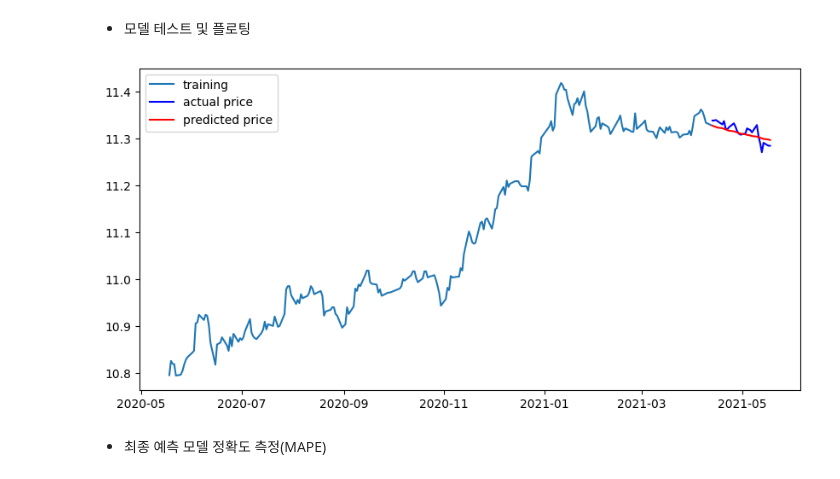
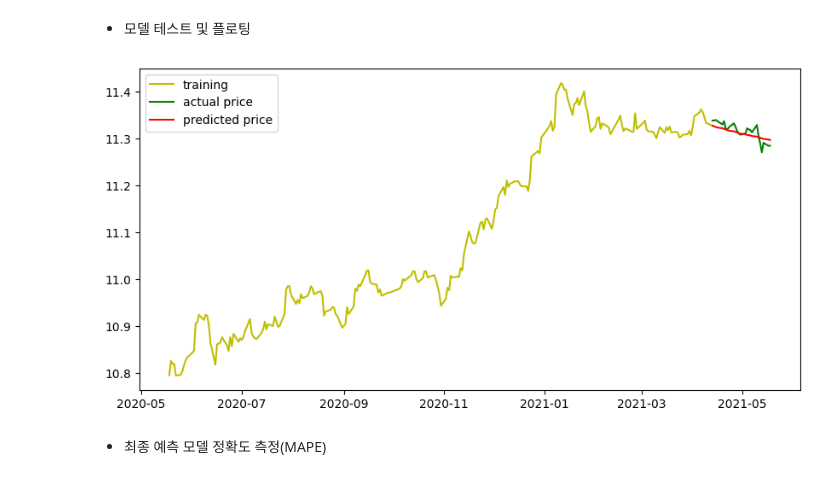
Before and after one commit to nidolight/Aiffel_Exploration, a Jupyter notebook: [E-11]stock-forecast/[E-11]stock-forecast.ipynb, the cells around one changed output. Saved outputs shown, nothing was run; the diff lists cells and outputs as text; code cells hidden in the pictures.

```diff
--- a/[E-11]stock-forecast/[E-11]stock-forecast.ipynb
+++ b/[E-11]stock-forecast/[E-11]stock-forecast.ipynb
@@ -219,20 +214,20 @@ Warnings:
 # %%
 
 # Forecast : 결과가 fc에 담깁니다.
 fc = fitted_m.forecast(len(test_data), alpha=0.05)  # 95% conf
 fc = np.array(fc)
 # Make as pandas series
 fc_series = pd.Series(fc, index=test_data.index)   # 예측결과
 
 # Plot
 plt.figure(figsize=(10,5), dpi=100)
-plt.plot(train_data, label='training')
-plt.plot(test_data, c='b', label='actual price')
+plt.plot(train_data, c='y', label='training')
+plt.plot(test_data, c='g', label='actual price')
 plt.plot(fc_series, c='r',label='predicted price')
 plt.legend()
 plt.show()
 # %% [output]
-[figure, old version]
+[figure, new version]
 # %% [markdown]
 - 최종 예측 모델 정확도 측정(MAPE)
 # %%
```
Also changed, not shown: parts of 2 cells of this notebook, 3 other files.
